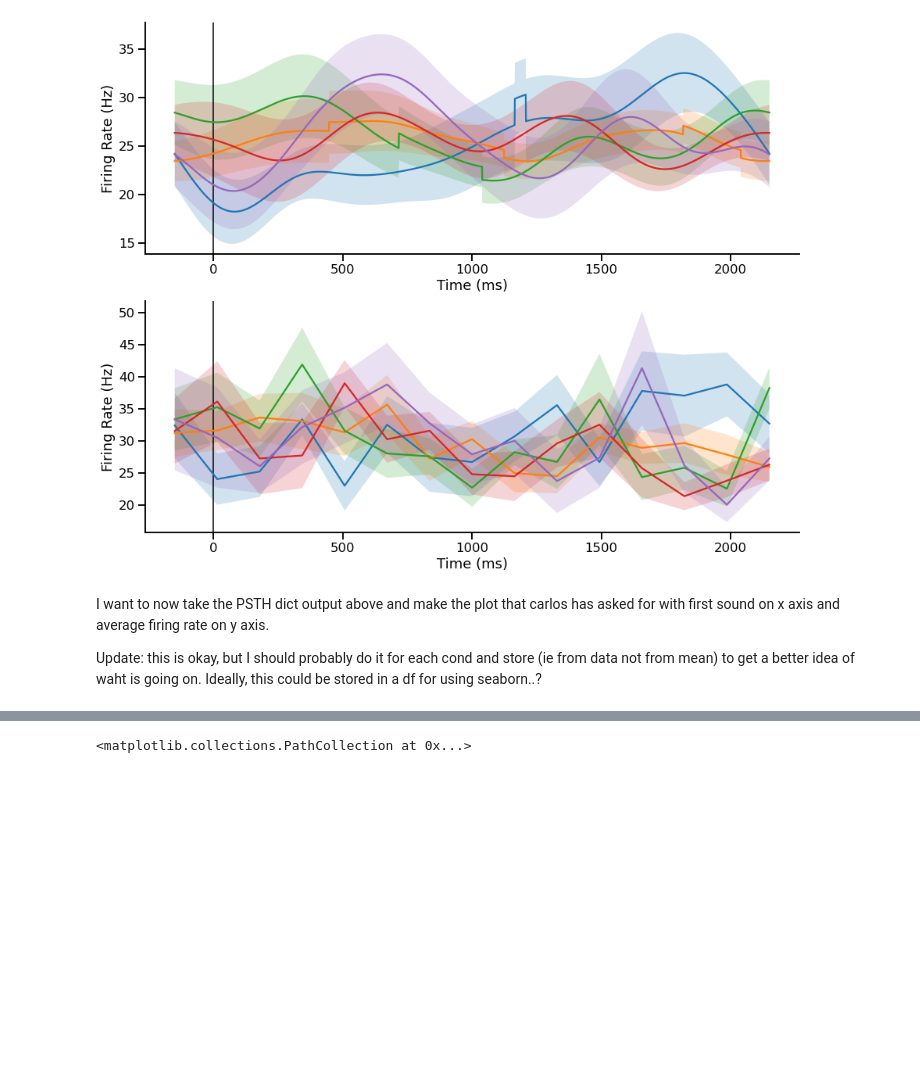
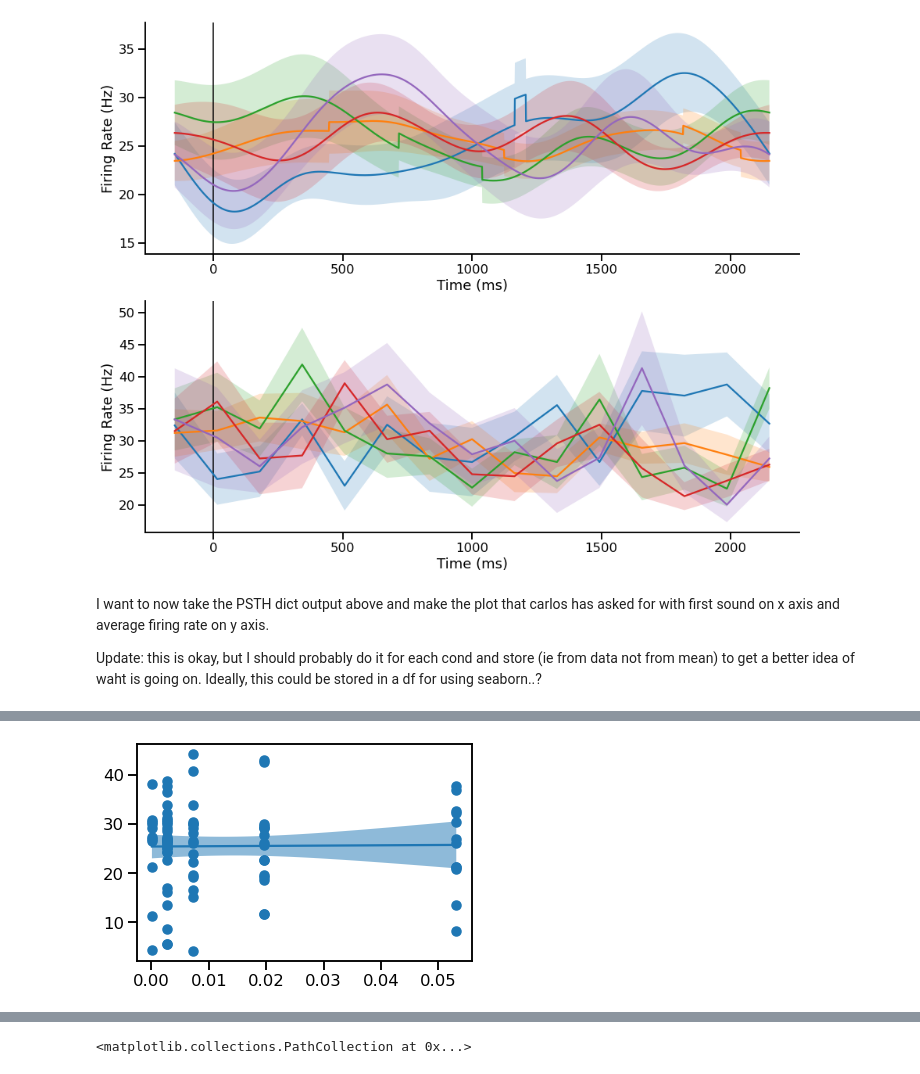
Before and after one commit to Brody-Lab/jbreda_PWM_mPFC_analysis, a Jupyter notebook: event_centering.ipynb, the cells around one changed output, grey strips where cells are left out. Cells and saved outputs as stored; diff of their text form; code cells hidden in the pictures; blank space fills up the shorter version.

```diff
--- a/event_centering.ipynb
+++ b/event_centering.ipynb
@@ -187,0 +255,38 @@ single_k
+# %%
+import statsmodels.api as sm
+
+
+def simple_regplot(
+    x, y, n_std=2, n_pts=100, ax=None, scatter_kws=None, line_kws=None, ci_kws=None
+):
+    """ Draw a regression line with error interval. """
+    ax = plt.gca() if ax is None else ax
+
+    # calculate best-fit line and interval
+    x_fit = sm.add_constant(x)
+    fit_results = sm.OLS(y, x_fit).fit()
+
+    eval_x = sm.add_constant(np.linspace(np.min(x), np.max(x), n_pts))
+    pred = fit_results.get_prediction(eval_x)
+
+    # draw the fit line and error interval
+    ci_kws = {} if ci_kws is None else ci_kws
+    ax.fill_between(
+        eval_x[:, 1],
+        pred.predicted_mean - n_std * pred.se_mean,
+        pred.predicted_mean + n_std * pred.se_mean,
+        alpha=0.5,
+        **ci_kws,
+    )
+    line_kws = {} if line_kws is None else line_kws
+    h = ax.plot(eval_x[:, 1], pred.predicted_mean, **line_kws)
+
+    # draw the scatterplot
+    scatter_kws = {} if scatter_kws is None else scatter_kws
+    ax.scatter(x, y, c=h[0].get_color(), **scatter_kws)
+
+    return fit_results
+# %%
+fit = simple_regplot(df['condition'], df['firing_rate'])
+# %% [output]
+[figure, added]
```
Also changed, not shown: parts of 24 cells of this notebook.
